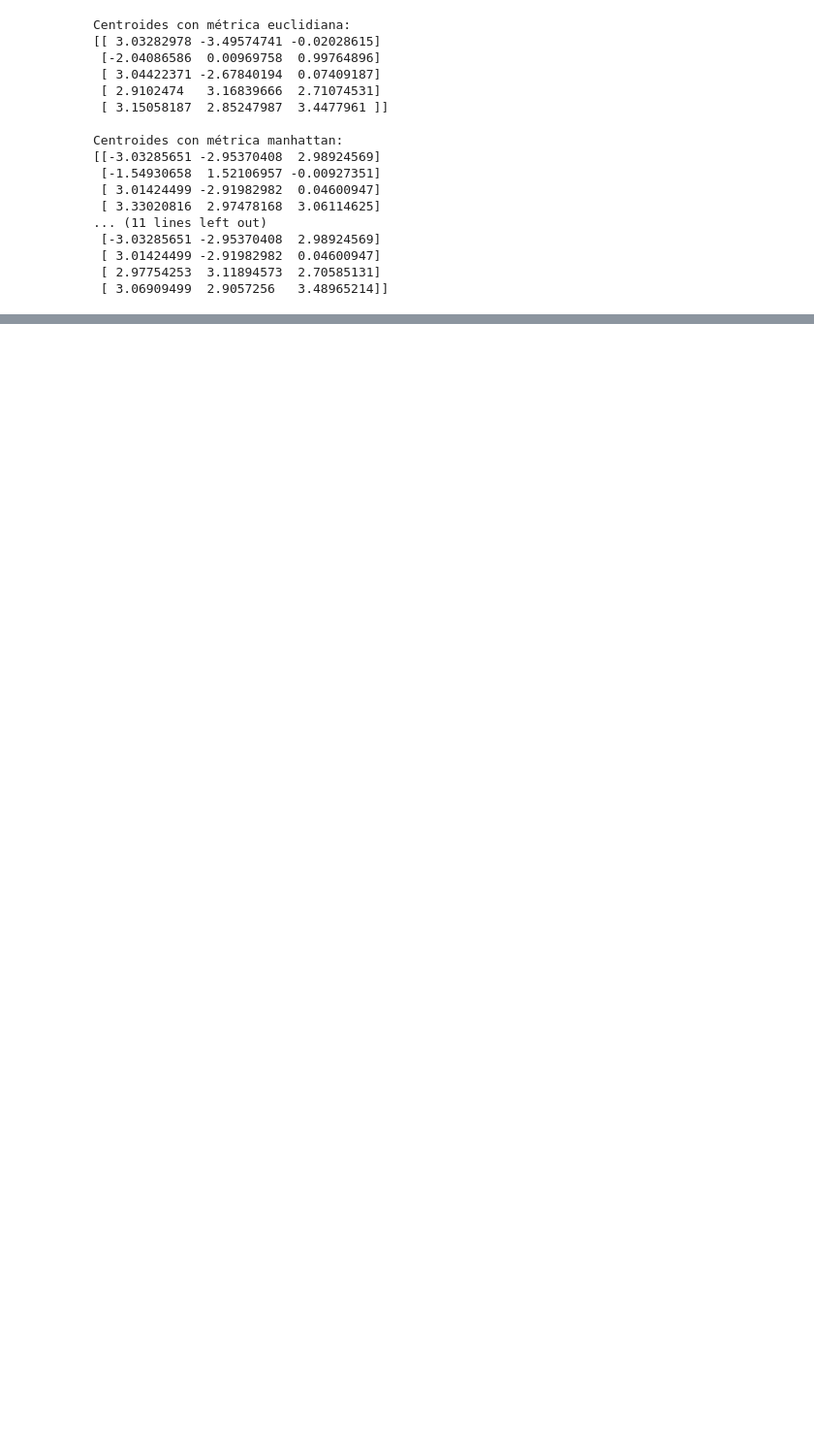
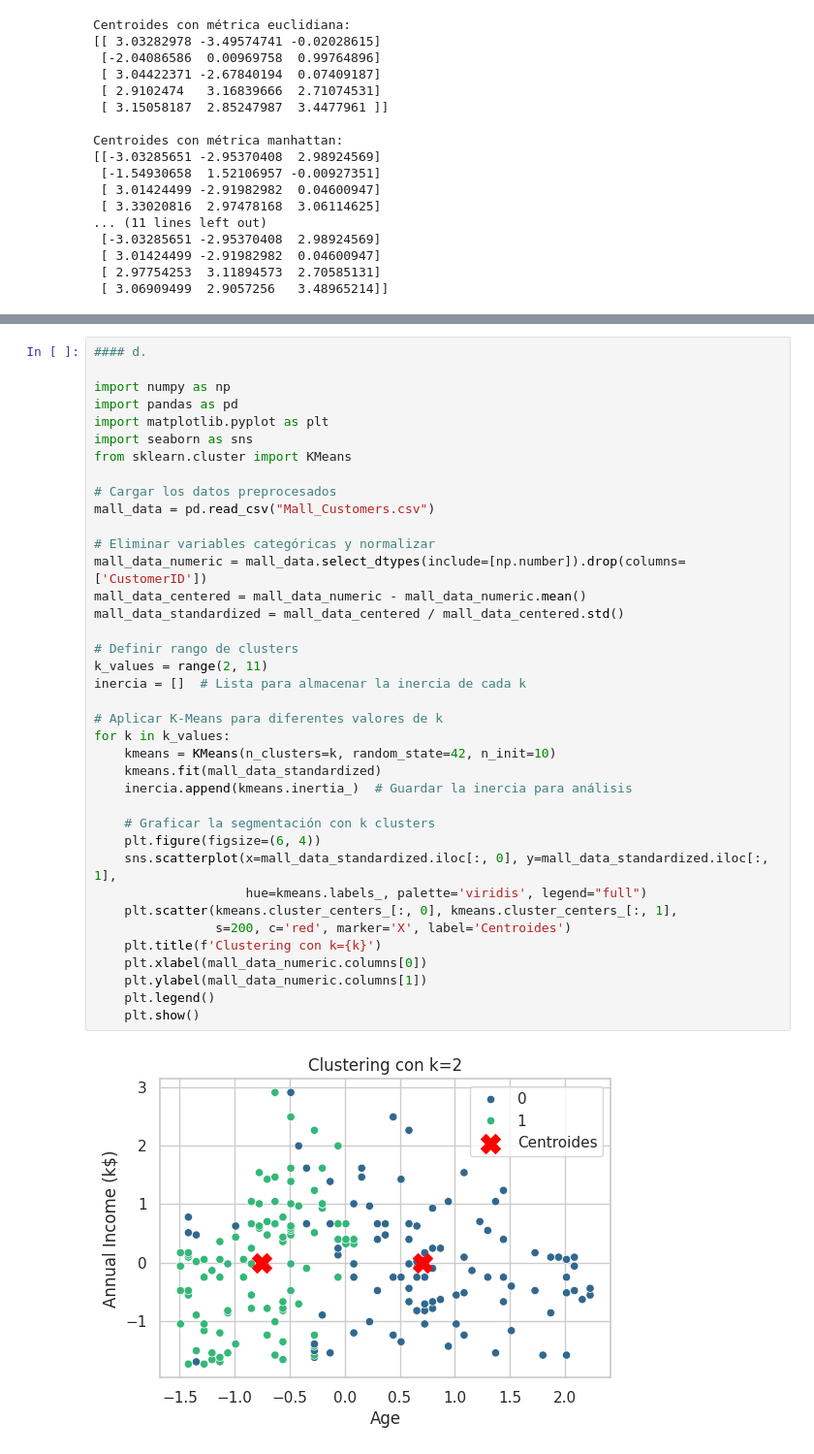
Before and after one commit to QuevedoD/Proyecto1-Q, a Jupyter notebook: proyecto.ipynb, the cells around one changed output, grey strips where cells are left out. Shown at 97% size. Saved outputs shown, nothing was run; the diff lists cells and outputs as text; blank space fills up the shorter version.

```diff
--- a/proyecto.ipynb
+++ b/proyecto.ipynb
@@ -405,0 +520,40 @@ Centroides con métrica manhattan:
+# %%
+#### d.
+
+import numpy as np
+import pandas as pd
+import matplotlib.pyplot as plt
+import seaborn as sns
+from sklearn.cluster import KMeans
+
+# Cargar los datos preprocesados
+mall_data = pd.read_csv("Mall_Customers.csv")
+
+# Eliminar variables categóricas y normalizar
+mall_data_numeric = mall_data.select_dtypes(include=[np.number]).drop(columns=['CustomerID'])
+mall_data_centered = mall_data_numeric - mall_data_numeric.mean()
+mall_data_standardized = mall_data_centered / mall_data_centered.std()
+
+# Definir rango de clusters
+k_values = range(2, 11)
+inercia = []  # Lista para almacenar la inercia de cada k
+
+# Aplicar K-Means para diferentes valores de k
+for k in k_values:
+    kmeans = KMeans(n_clusters=k, random_state=42, n_init=10)
+    kmeans.fit(mall_data_standardized)
+    inercia.append(kmeans.inertia_)  # Guardar la inercia para análisis
+
+    # Graficar la segmentación con k clusters
+    plt.figure(figsize=(6, 4))
+    sns.scatterplot(x=mall_data_standardized.iloc[:, 0], y=mall_data_standardized.iloc[:, 1],
+                    hue=kmeans.labels_, palette='viridis', legend="full")
+    plt.scatter(kmeans.cluster_centers_[:, 0], kmeans.cluster_centers_[:, 1],
+                s=200, c='red', marker='X', label='Centroides')
+    plt.title(f'Clustering con k={k}')
+    plt.xlabel(mall_data_numeric.columns[0])
+    plt.ylabel(mall_data_numeric.columns[1])
+    plt.legend()
+    plt.show()
+# %% [output]
+[figure, added]
```
Also changed, not shown: parts of 7 cells of this notebook.
